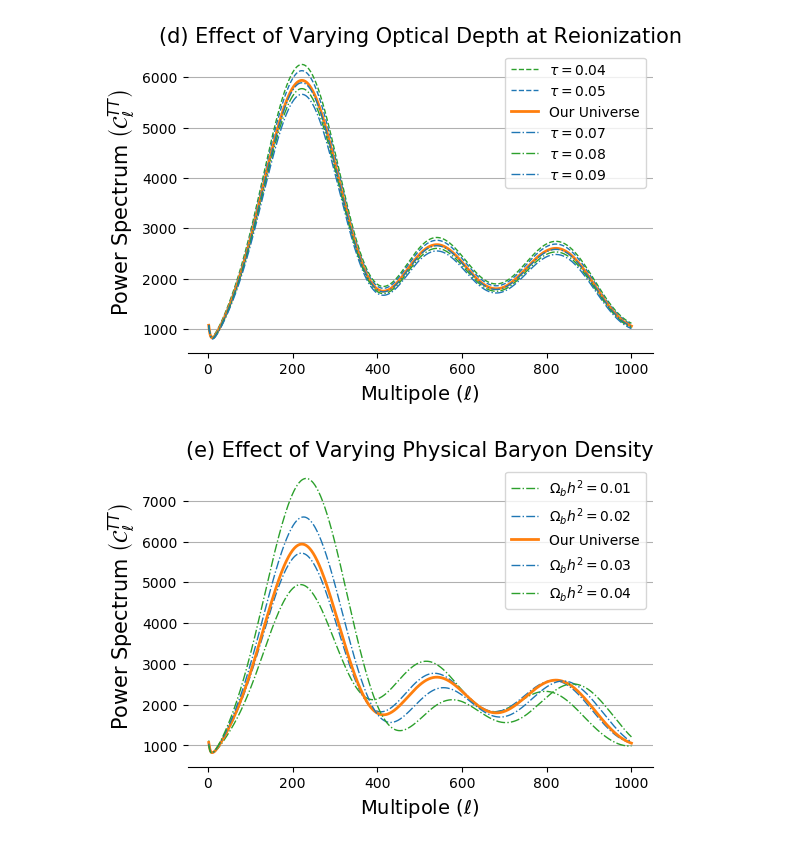
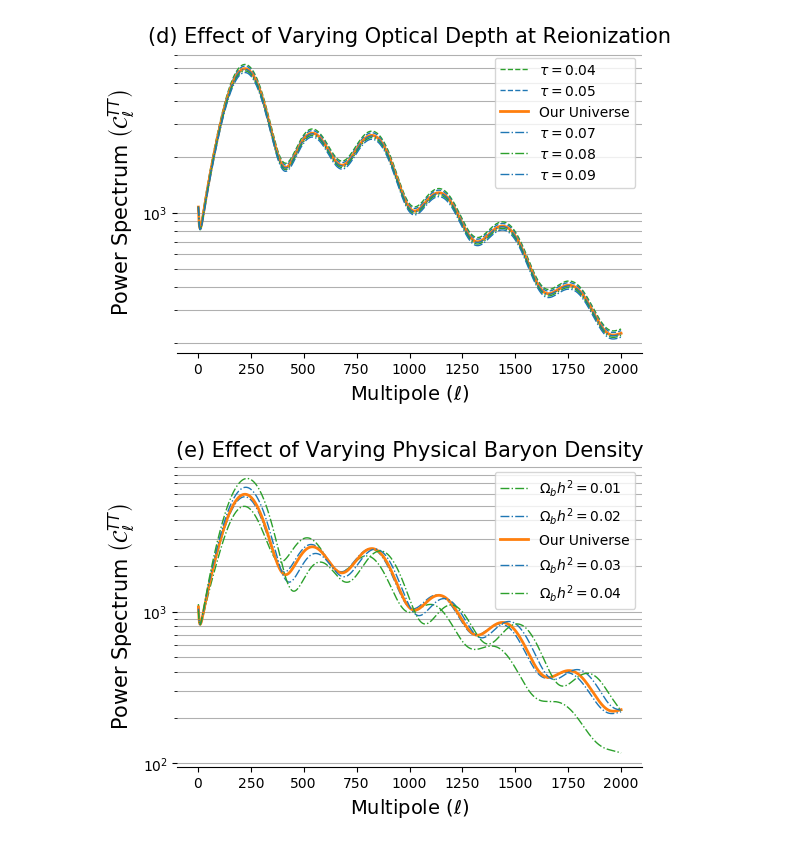
Before and after one commit to katnquinn/CMB_ModelManifold, a Jupyter notebook: Varying Parameter Plots.ipynb, the cells around one changed output. Drawn from its saved outputs; the diff is of its cells as text; code cells hidden in the pictures.

```diff
--- a/Varying Parameter Plots.ipynb
+++ b/Varying Parameter Plots.ipynb
@@ -29,7 +29,7 @@ def makeParamFile(folder, ID, ombh2 = 0.0226, omch2 = 0.112, H0 = 67.74, As = 2.
     paramText += '#  To get accurate lensed BB need to have l_max_scalar>2000, k_eta_max_scalar > 10000 \n'
     paramText += '#  To get accurate lensing potential you also need k_eta_max_scalar > 10000 \n'
     paramText += '#  Otherwise k_eta_max_scalar=2*l_max_scalar usually suffices, or dont set to use default \n'
-    paramText += 'l_max_scalar      = 1000 \n'
+    paramText += 'l_max_scalar      = 2000 \n'
     paramText += '#k_eta_max_scalar  = 2800 \n'
 
     paramText += '#  Tensor settings should be less than or equal to the above \n'
@@ -520,6 +526,8 @@ for tao in taolist:
     taoClList.append(loadCl('varParams','tao'+str(tao)))
 # %%
 fig, ax = plt.subplots(dpi=100)
+
+plt.yscale('log')
 
 idx = 0
 for cl in taoClList:
@@ -563,7 +571,7 @@ plt.title('(d) Effect of Varying Optical Depth at Reionization', fontsize=15)
 
 plt.show()
 # %% [output]
-[figure, old version]
+[figure, new version]
 # %%
 ombh2list = [0.01, 0.02, 0.0226, 0.03, 0.04]
 ombh2ClList = []
@@ -572,6 +580,8 @@ for ombh2 in ombh2list:
     ombh2ClList.append(loadCl('varParams','ombh2'+str(ombh2)))
 # %%
 fig, ax = plt.subplots(dpi=100)
+
+plt.yscale('log')
 
 idx = 0
 for cl in ombh2ClList:
@@ -588,34 +598,34 @@ for cl in ombh2ClList:
         c = 'C0'
         label = r'$\Omega_b h^2 = $'+str(ombh2)
         if tao > 0.066:
             linestyle = '-.'
         else:
             linestyle = '--'
     if (idx == 0) or (idx == 4):
         c = 'C2'
     plt.plot(cl[:,0],cl[:,1], alpha = 1, c=c, linewidth=linewidth, label=label, linestyle = linestyle)
     idx += 1
 
 #plt.xscale('log')
 #plt.yscale('log')
 
 plt.legend()
 
 ax.patch.set_alpha(0)
 
 for loc in ['top','left','right']:
     ax.spines[loc].set_visible(False)
 
 plt.grid(axis='y',which='both')
 
 plt.xlabel('Multipole '+r'$(\ell)$',fontsize=14)
 plt.ylabel('Power Spectrum '+r'$\left(\mathcal{C}_\ell^{TT}\right)$',fontsize=15)
 
 plt.title('(e) Effect of Varying Physical Baryon Density', fontsize=15)
 
 plt.show()
 # %% [output]
-[figure, old version]
+[figure, new version]
 # %%
 omch2list = [0.05, 0.075, 0.112, 0.15, 0.2]
 omch2ClList = []
```
Also changed, not shown: parts of 4 cells of this notebook.
